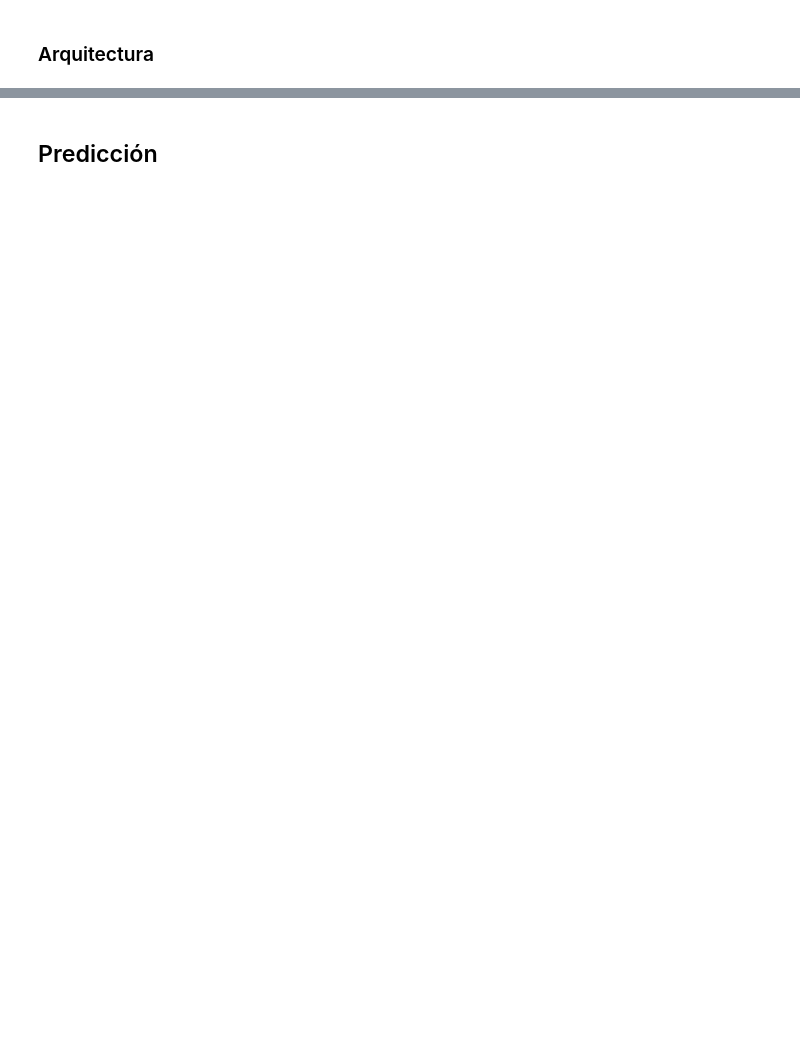
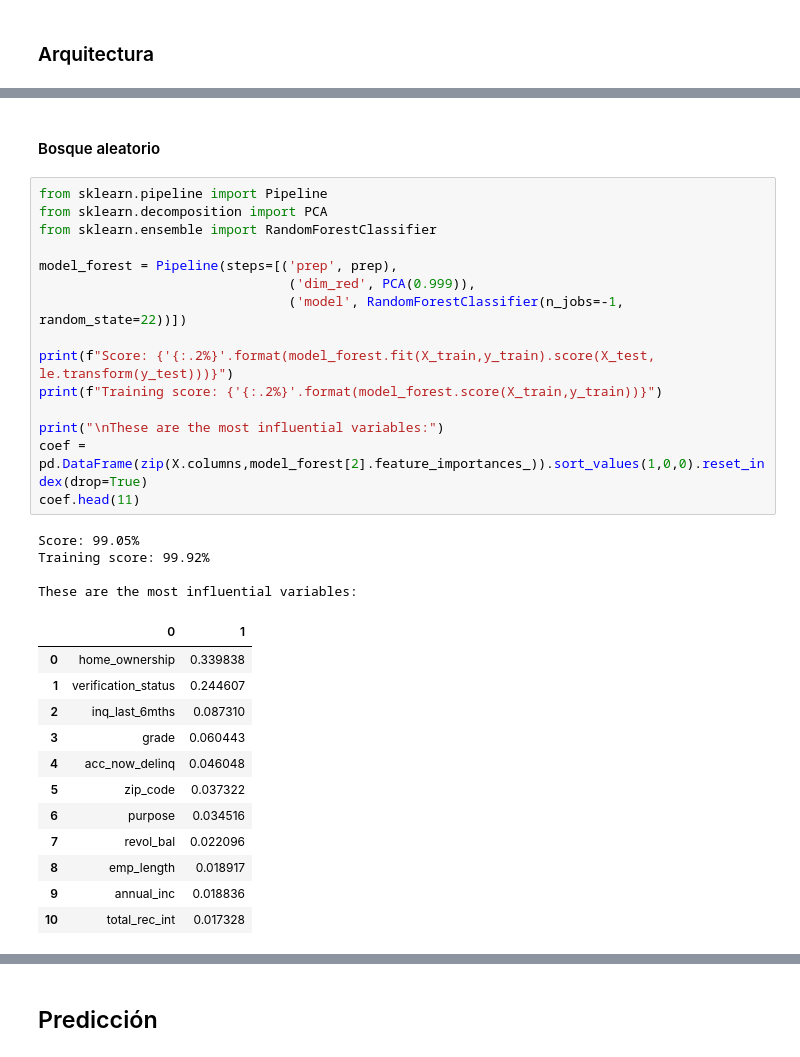
Before and after one commit to Afroefras/playground, a Jupyter notebook: notebooks/DiegoF_examen_0101.ipynb, the cells around one changed output, grey strips where cells are left out. Saved outputs shown, nothing was run; the diff lists cells and outputs as text; blank space fills up the shorter version.

```diff
--- a/notebooks/DiegoF_examen_0101.ipynb
+++ b/notebooks/DiegoF_examen_0101.ipynb
@@ -1918,0 +2011,34 @@ These are the most influential variables:
+# %% [markdown]
+#### Bosque aleatorio
+# %%
+from sklearn.pipeline import Pipeline
+from sklearn.decomposition import PCA
+from sklearn.ensemble import RandomForestClassifier
+
+model_forest = Pipeline(steps=[('prep', prep),
+                                ('dim_red', PCA(0.999)),
+                                ('model', RandomForestClassifier(n_jobs=-1, random_state=22))])
+
+print(f"Score: {'{:.2%}'.format(model_forest.fit(X_train,y_train).score(X_test, le.transform(y_test)))}")
+print(f"Training score: {'{:.2%}'.format(model_forest.score(X_train,y_train))}")
+
+print("\nThese are the most influential variables:")
+coef = pd.DataFrame(zip(X.columns,model_forest[2].feature_importances_)).sort_values(1,0,0).reset_index(drop=True)
+coef.head(11)
+# %% [output]
+Score: 99.05%
+Training score: 99.92%
+
+These are the most influential variables:
+|  | 0 | 1 |
+| 0 | home_ownership | 0.339838 |
+| 1 | verification_status | 0.244607 |
+| 2 | inq_last_6mths | 0.087310 |
+| 3 | grade | 0.060443 |
+| 4 | acc_now_delinq | 0.046048 |
+| 5 | zip_code | 0.037322 |
+| 6 | purpose | 0.034516 |
+| 7 | revol_bal | 0.022096 |
+| 8 | emp_length | 0.018917 |
+| 9 | annual_inc | 0.018836 |
+| 10 | total_rec_int | 0.017328 |
```
Also changed, not shown: parts of 37 cells of this notebook, 1 other file.
